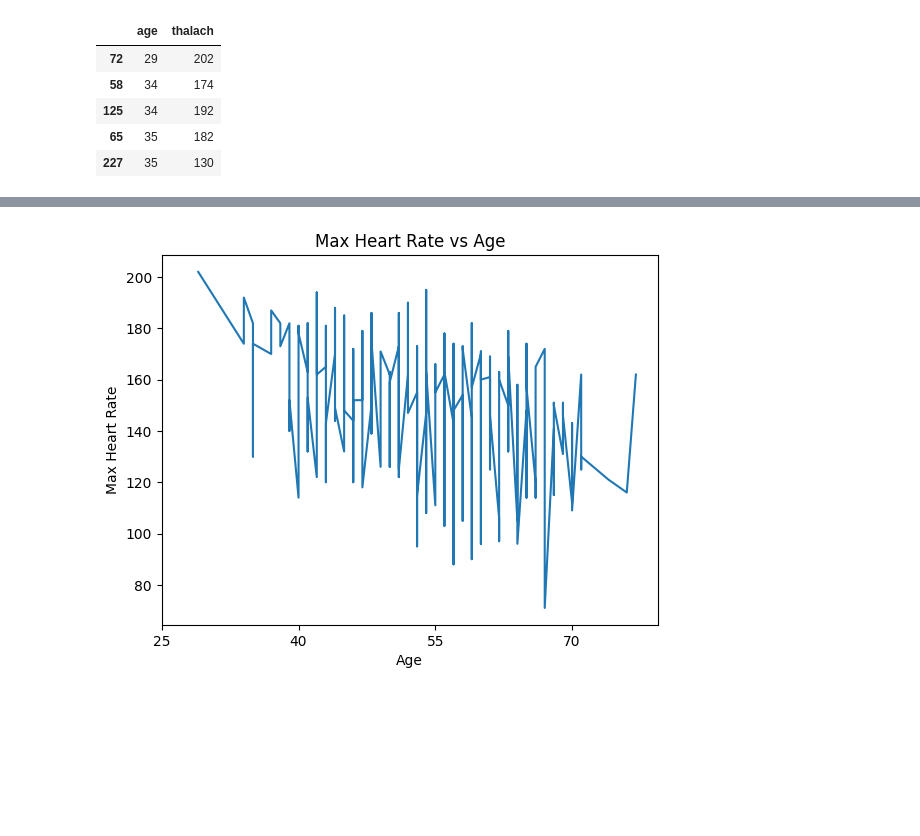
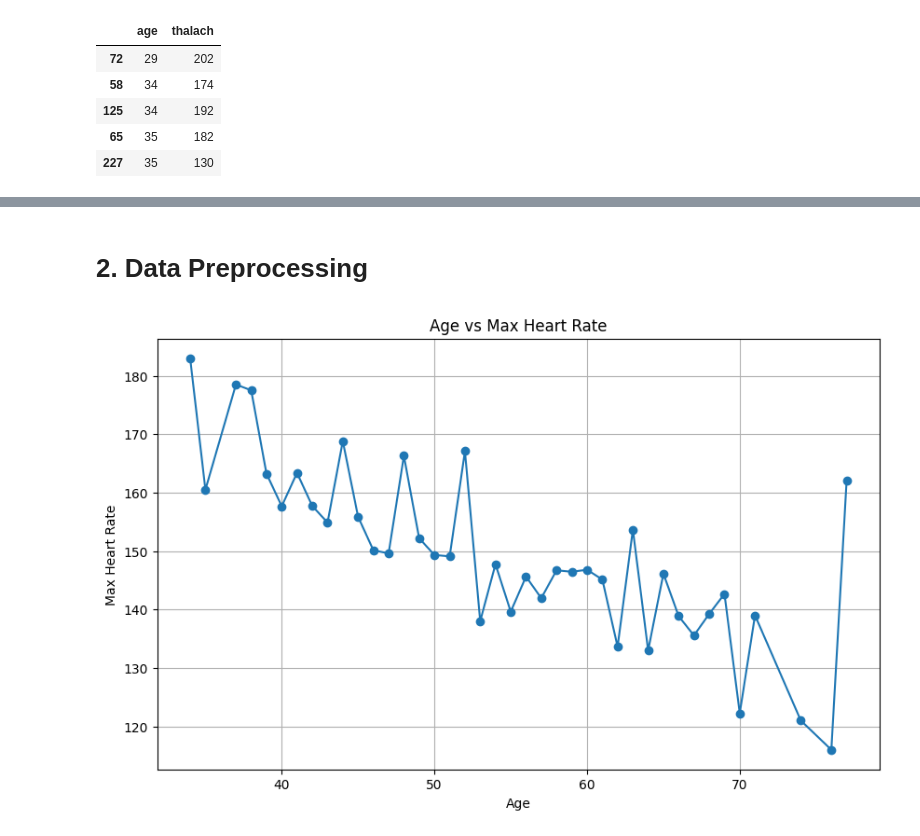
Before and after one commit to Alvi399/Optimization-Single-Variabel, a Jupyter notebook: slicing_and_intepretation.ipynb, the cells around one changed output, grey strips where cells are left out. Drawn from its saved outputs; the diff is of its cells as text; code cells hidden in the pictures; blank space fills up the shorter version.

```diff
--- a/slicing_and_intepretation.ipynb
+++ b/slicing_and_intepretation.ipynb
@@ -34,3 +36,14 @@ df.head()
 | 125 | 34 | 192 |
 | 65 | 35 | 182 |
 | 227 | 35 | 130 |
+# %%
+#cleaning datta from inconsistent data types
+df['age'] = pd.to_numeric(df['age'], errors='coerce')
+df['thalach'] = pd.to_numeric(df['thalach'], errors='coerce')
+df = df.dropna()
+# %%
+#cleaning duplicates from the data
+num_duplicates = df.duplicated().sum()
+df = df.drop_duplicates()
+print(f"Removed {num_duplicates} duplicates.")
+df.head()
@@ -36,0 +58,4 @@ df.head()
+# %%
+#fix multivalued data
+df = df.groupby('age').mean().reset_index()
+df.head()
@@ -37,10 +69,12 @@ df.head()
+# %% [markdown]
+# 2. Data Preprocessing
 # %%
-#plotting the data with a larger gap between x-axis ticks
-plt.plot(df['age'], df['thalach'])
+#Plotting the data with line plot
+plt.figure(figsize=(10, 6))
+plt.plot(df['age'], df['thalach'], marker='o')
+plt.title('Age vs Max Heart Rate')
 plt.xlabel('Age')
 plt.ylabel('Max Heart Rate')
-plt.title('Max Heart Rate vs Age')
-plt.xticks(np.arange(25, 80, 5))  # Adjust the gap to 5
-plt.show()
+plt.grid()
 # %% [output]
-[figure, old version]
+[figure, new version]
```
Also changed, not shown: parts of 9 cells of this notebook, 3 other files.
